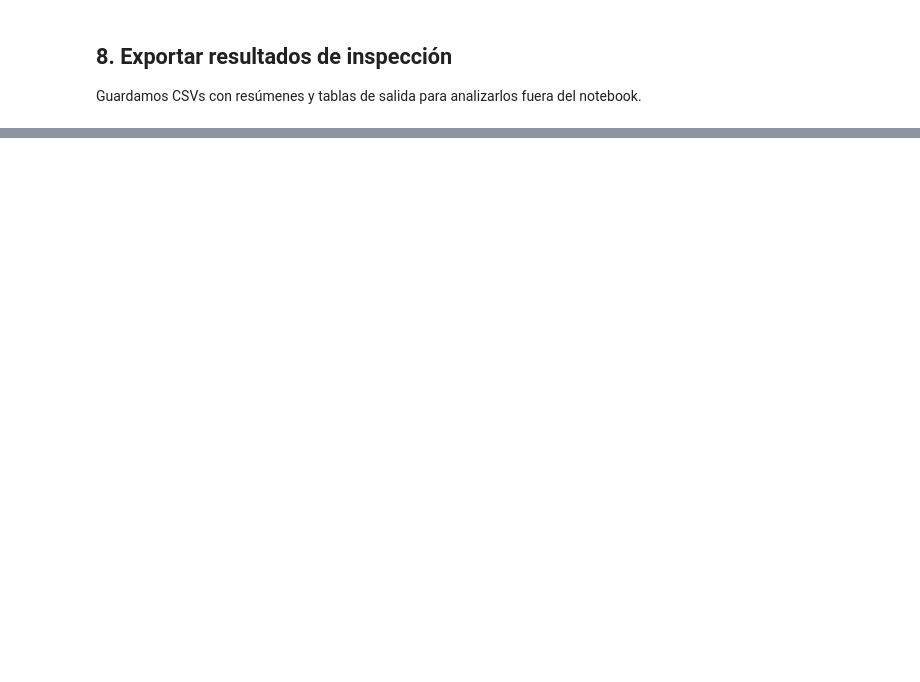
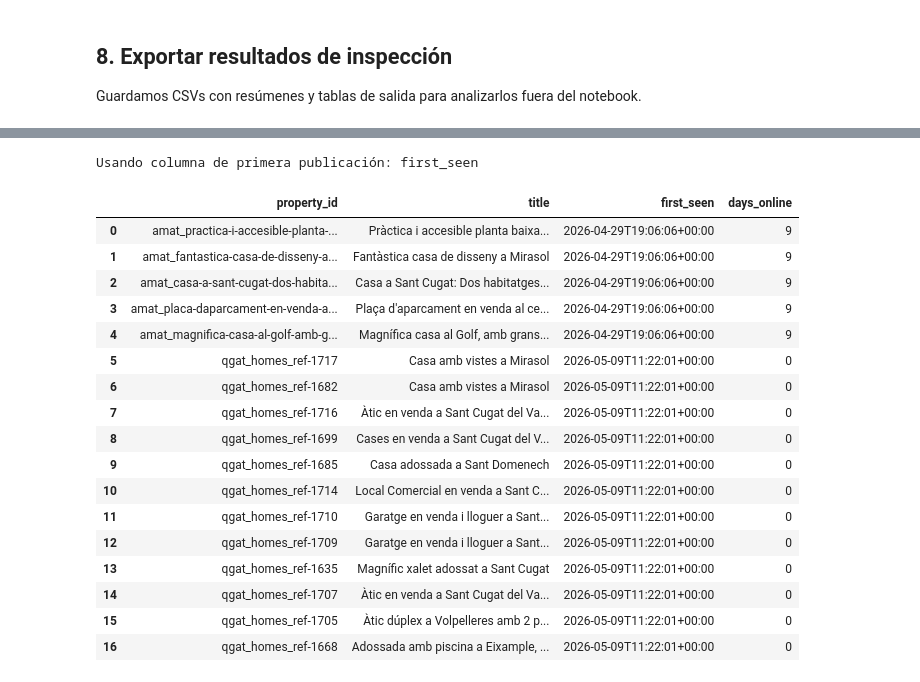
Before and after one commit to amolero6/Immo_scraper, a Jupyter notebook: inspect_smoke_local_scraper_db.ipynb, the cells around one changed output, grey strips where cells are left out. Cells and saved outputs as stored; diff of their text form; code cells hidden in the pictures; blank space fills up the shorter version.

```diff
--- a/inspect_smoke_local_scraper_db.ipynb
+++ b/inspect_smoke_local_scraper_db.ipynb
@@ -222,0 +367,42 @@ print(f'Exported CSV files to: {export_dir.resolve()}')
+# %%
+# Verificar columna de alta inicial y calcular antigüedad de anuncios
+properties_columns = pd.read_sql_query("PRAGMA table_info(properties)", conn)['name'].tolist()
+first_seen_candidates = ['first_seen', 'first_seen_at', 'created_at', 'published_at', 'date']
+first_seen_col = next((col for col in first_seen_candidates if col in properties_columns), None)
+
+if not first_seen_col:
+    print("No se encontró una columna de primera publicación en properties.")
+else:
+    print(f"Usando columna de primera publicación: {first_seen_col}")
+    sql_first_seen = f"""
+        SELECT
+            property_id,
+            title,
+            {first_seen_col} AS first_seen,
+            CAST(julianday('now') - julianday({first_seen_col}) AS INTEGER) AS days_online
+        FROM properties
+        WHERE {first_seen_col} IS NOT NULL
+        ORDER BY days_online DESC, first_seen ASC
+        LIMIT 30
+    """
+    display(pd.read_sql_query(sql_first_seen, conn))
+# %% [output]
+Usando columna de primera publicación: first_seen
+|  | property_id | title | first_seen | days_online |
+| 0 | amat_practica-i-accesible-planta-... | Pràctica i accesible planta baixa... | 2026-04-29T19:06:06+00:00 | 9 |
+| 1 | amat_fantastica-casa-de-disseny-a... | Fantàstica casa de disseny a Mirasol | 2026-04-29T19:06:06+00:00 | 9 |
+| 2 | amat_casa-a-sant-cugat-dos-habita... | Casa a Sant Cugat: Dos habitatges... | 2026-04-29T19:06:06+00:00 | 9 |
+| 3 | amat_placa-daparcament-en-venda-a... | Plaça d'aparcament en venda al ce... | 2026-04-29T19:06:06+00:00 | 9 |
+| 4 | amat_magnifica-casa-al-golf-amb-g... | Magnífica casa al Golf, amb grans... | 2026-04-29T19:06:06+00:00 | 9 |
+| 5 | qgat_homes_ref-1717 | Casa amb vistes a Mirasol | 2026-05-09T11:22:01+00:00 | 0 |
+| 6 | qgat_homes_ref-1682 | Casa amb vistes a Mirasol | 2026-05-09T11:22:01+00:00 | 0 |
+| 7 | qgat_homes_ref-1716 | Àtic en venda a Sant Cugat del Va... | 2026-05-09T11:22:01+00:00 | 0 |
+| 8 | qgat_homes_ref-1699 | Cases en venda a Sant Cugat del V... | 2026-05-09T11:22:01+00:00 | 0 |
+| 9 | qgat_homes_ref-1685 | Casa adossada a Sant Domenech | 2026-05-09T11:22:01+00:00 | 0 |
+| 10 | qgat_homes_ref-1714 | Local Comercial en venda a Sant C... | 2026-05-09T11:22:01+00:00 | 0 |
+| 11 | qgat_homes_ref-1710 | Garatge en venda i lloguer a Sant... | 2026-05-09T11:22:01+00:00 | 0 |
+| 12 | qgat_homes_ref-1709 | Garatge en venda i lloguer a Sant... | 2026-05-09T11:22:01+00:00 | 0 |
+| 13 | qgat_homes_ref-1635 | Magnífic xalet adossat a Sant Cugat | 2026-05-09T11:22:01+00:00 | 0 |
+| 14 | qgat_homes_ref-1707 | Àtic en venda a Sant Cugat del Va... | 2026-05-09T11:22:01+00:00 | 0 |
+| 15 | qgat_homes_ref-1705 | Àtic dúplex a Volpelleres amb 2 p... | 2026-05-09T11:22:01+00:00 | 0 |
+| 16 | qgat_homes_ref-1668 | Adossada amb piscina a Eixample, ... | 2026-05-09T11:22:01+00:00 | 0 |
```
Also changed, not shown: parts of 9 cells of this notebook, 9 other files.
